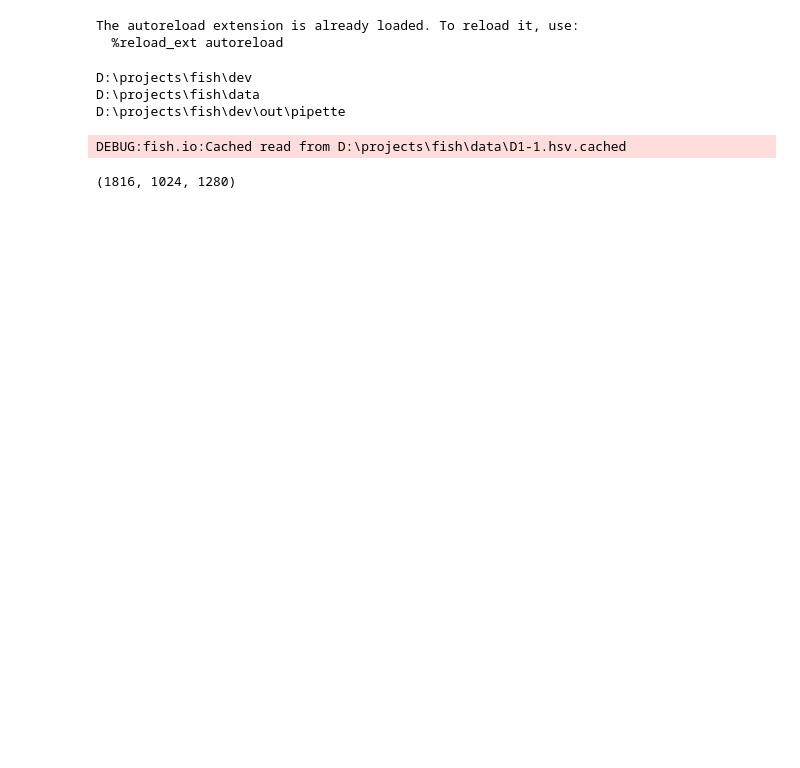
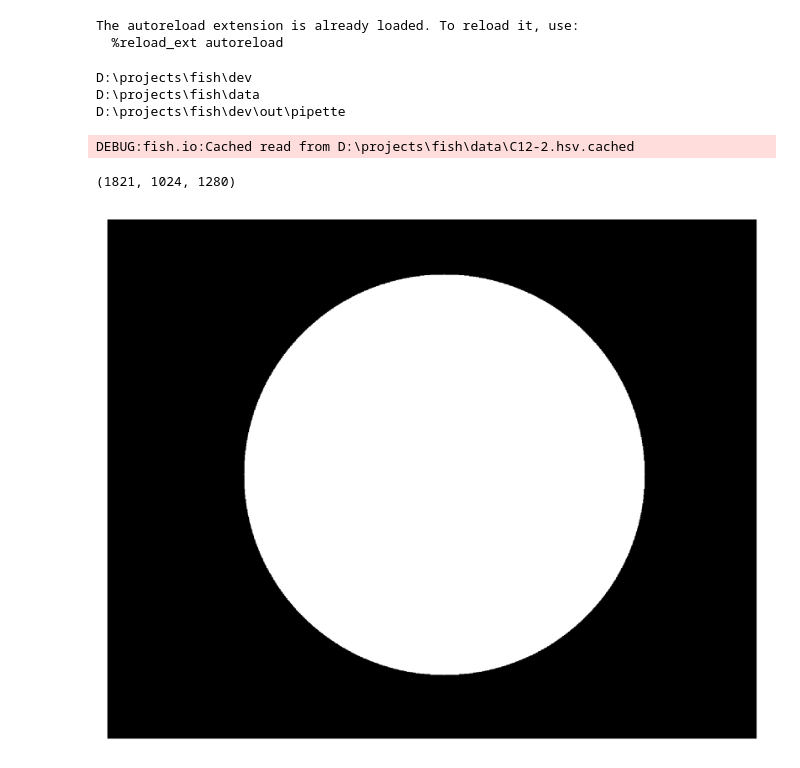
Before and after one commit to JoshKarpel/fish, a Jupyter notebook: dev/pipette.ipynb, the cells around one changed output. Cells and saved outputs as stored; diff of their text form; code cells hidden in the pictures; blank space fills up the shorter version.

```diff
--- a/dev/pipette.ipynb
+++ b/dev/pipette.ipynb
@@ -35,17 +36,18 @@ D:\projects\fish\dev
 D:\projects\fish\data
 D:\projects\fish\dev\out\pipette
 # %%
-frames = fish.cached_read(DATA / "D1-1.hsv")
+frames = fish.cached_read(DATA / "C12-2.hsv")
 frames.shape
 # %% [output]
-DEBUG:fish.io:Cached read from D:\projects\fish\data\D1-1.hsv.cached
+DEBUG:fish.io:Cached read from D:\projects\fish\data\C12-2.hsv.cached
-(1816, 1024, 1280)
+(1821, 1024, 1280)
 # %%
 bgnd = fish.background_via_min(frames)
 # %%
 dish = fish.find_dish(bgnd)
 mask = dish.mask_like(bgnd)
-fish.show_frame(mask * 255)
+# %% [output]
+[figure, added]
 # %%
 def label_largest_area(frame):
     without_bgnd = np.where(bgnd < frame, frame - bgnd, 0)
```
Also changed, not shown: parts of 8 cells of this notebook, 2 other files.
